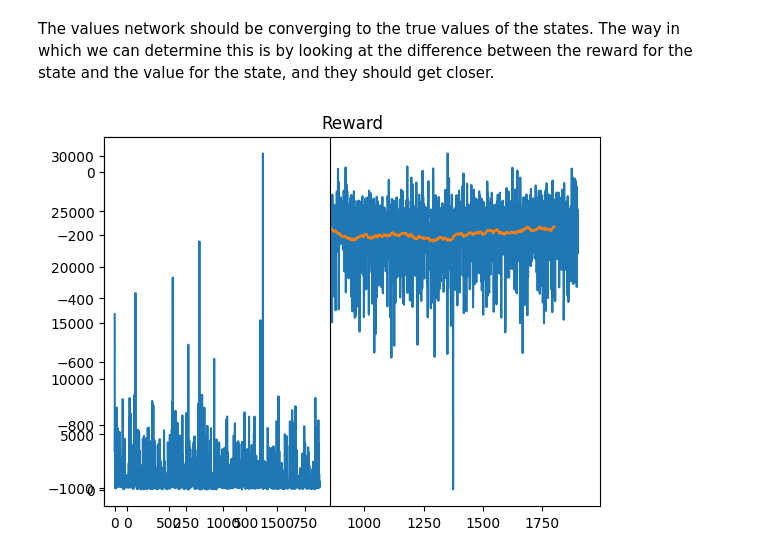
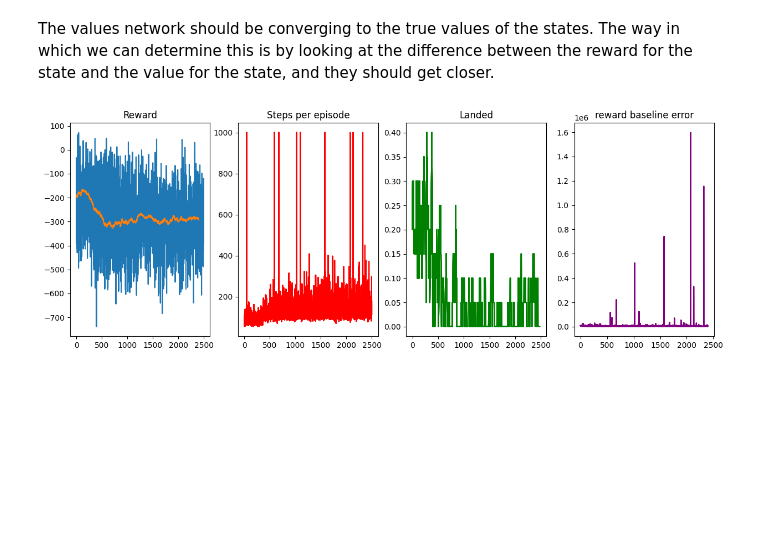
Before and after one commit to bkitano/rl-from-scratch, a Jupyter notebook: REINFORCE Baseline.ipynb, the cells around one changed output. Drawn from its saved outputs; the diff is of its cells as text; code cells hidden in the pictures; blank space fills up the shorter version.

```diff
--- a/REINFORCE Baseline.ipynb
+++ b/REINFORCE Baseline.ipynb
@@ -142,5 +61,5 @@ Here is a full episode of the moon landing.
 # %%
-def run_episode(model, env=env):
+def run_episode(model, env=env, max_steps=1000):
     observation, _ = env.reset()
 
     rewards = []
@@ -148,9 +67,12 @@ def run_episode(model, env=env):
     actions = []
     observations = []
 
+    steps = 0
+
     while True:
         action, _log_probs = model.act(observation)
         observation, reward, terminated, truncated, info = env.step(action)
+        steps += 1
 
         actions.append(action)
         rewards.append(reward)
@@ -160,6 +82,9 @@ def run_episode(model, env=env):
         if terminated:
             break
 
+        if steps >= max_steps:
+            break
+
     rewards = torch.tensor(rewards)
 
     return rewards, log_probs, actions, np.array(observations)
@@ -167,9 +92,4 @@ def run_episode(model, env=env):
 model = PolicyNetwork(env.observation_space.shape[0], env.action_space.n)
 rewards, log_probs, actions, observations = run_episode(model)
 
-# print(rewards.shape)
-# print(len(log_probs))
-# print(actions)
-# print(observations)
-
 del model, rewards, log_probs, actions, observations
@@ -185,11 +101,4 @@ def discount_rewards(rewards, gamma=.99):
         R = rewards[i] + gamma * R
         G.insert(0, R)
     return G
-
-# test it
-r = np.array([1,1,1,1,1])
-g = np.array(discount_rewards(r))
-t = np.array([4.90099501, 3.940399, 2.9701, 1.99, 1])
-assert np.allclose(g, t), "Incorrect sum of discounted rewards"
-del r, g, t
 # %%
@@ -889,45 +238,85 @@ The values network should be converging to the true values of the states. The wa
 # %%
 from matplotlib import pyplot as plt
 from IPython.display import display, clear_output
 
+network_shape = env.observation_space.shape[0], (env.action_space.n - env.action_space.start)
 policy = PolicyNetwork(*network_shape)
 state = StateValueNetwork(env.observation_space.shape[0])
 
-diffs = []
 rewards_track = []
+steps_per_episode = []
+landed = []
+state_mse = []
 
-# fig = plt.figure()
-# ax1 = fig.add_subplot(1,1,1)
-# ax2 = fig.add_subplot(1,2,1)
+fig = plt.figure(figsize=(15,5))
+ax = fig.add_subplot(1,4,1)
+ax2 = fig.add_subplot(1,4,2)
+ax3 = fig.add_subplot(1,4,3)
+ax4 = fig.add_subplot(1,4,4)
 
-for i in range(2000):
-    rewards, log_probs, states = run_episode(model)
-    d_rewards = discount_rewards(rewards, gamma)
-    update_with_baseline(policy, state, log_probs, d_rewards, states)
+for i in range(2500):
+    rewards, log_probs, actions, observations = run_episode(policy)
+
+    estimated_values = [state(observation) for observation in observations]
+    state_mse += [.5 * sum((rewards - torch.Tensor(estimated_values)) ** 2)]
+
+    update_with_baseline(policy, state, log_probs, rewards, observations)
 
     rewards_track += [sum(rewards).detach().tolist()]
+    steps_per_episode += [len(actions)]
 
-    v_hat = state(states)[:-1]
-    diffs += [((d_rewards - v_hat)**2).mean().detach().tolist()]
+    landed += [observations[-1, -2:].sum() == 2]
 
     if i % 100 == 0:
-        ax1.clear()
-        ax1.plot(rewards_track)
-        ax1.set_title("Reward")
+        ax.clear()
+        ax.plot(rewards_track)
+        ax.set_title("Reward")
+
         # add a smoothed version
         if len(rewards_track) > 100:
             smoothed = [np.mean(rewards_track[i:i+100]) for i in range(len(rewards_track) - 100)]
-            ax1.plot(smoothed)
+            ax.plot(smoothed)
 
-        ax2.clear()
-        ax2.plot(diffs)
+        # also plot the number of steps
+        ax2.plot(steps_per_episode, color='red')
+        ax2.set_title("Steps per episode")
+
+        # and the number of times we landed
+        ax3.set_title("Landed")
+        if len(landed) > 20:
+            smoothed = [np.mean(landed[i:i+20]) for i in range(len(landed) - 20)]
+            ax3.plot(smoothed, color='green')
+
+        ax4.set_title("reward baseline error")
+        ax4.plot(state_mse, color='purple')
 
         display(fig)
         clear_output(wait=True)
         plt.pause(0.001)
 
         if sum(rewards_track[-100:]) / 100 > 195:
             print("Solved!")
             break
+
+ax.clear()
+ax.plot(rewards_track)
+ax.set_title("Reward")
+
+# add a smoothed version
+if len(rewards_track) > 100:
+    smoothed = [np.mean(rewards_track[i:i+100]) for i in range(len(rewards_track) - 100)]
+    ax.plot(smoothed)
+
+# also plot the number of steps
+ax2.plot(steps_per_episode, color='red')
+ax2.set_title("Steps per episode")
+
+# and the number of times we landed
+ax3.set_title("Landed")
+if len(landed) > 20:
+    smoothed = [np.mean(landed[i:i+20]) for i in range(len(landed) - 20)]
+    ax3.plot(smoothed, color='green')
+
+display(fig)
 # %% [output]
-[figure, old version]
+[figure, new version]
```
Also changed, not shown: parts of 45 cells of this notebook, 2 other files.
